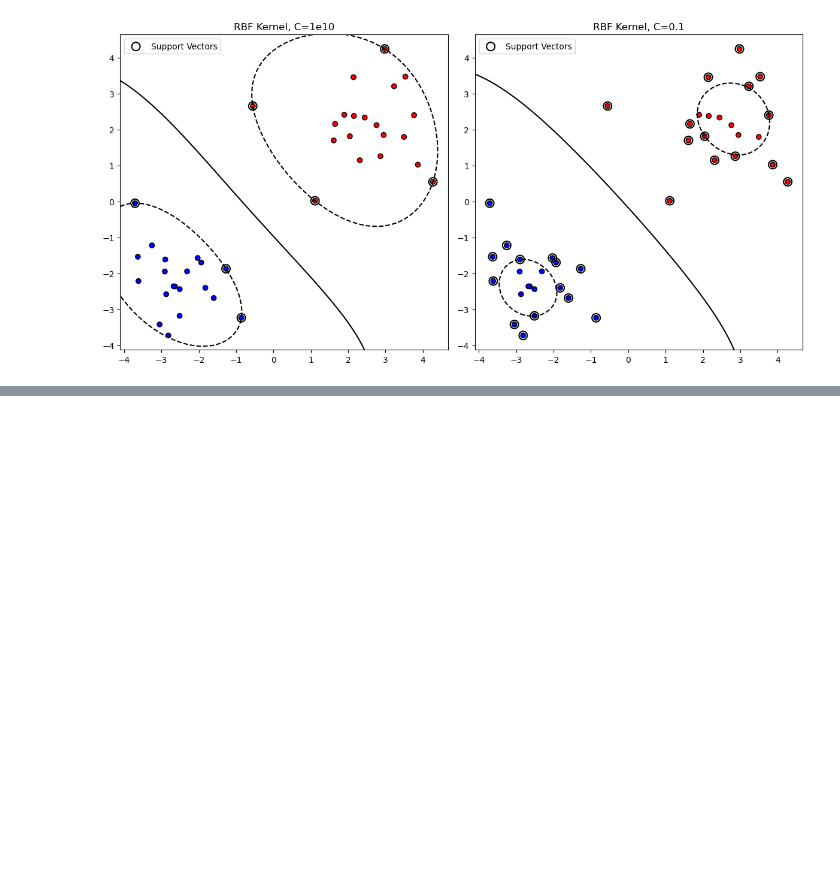
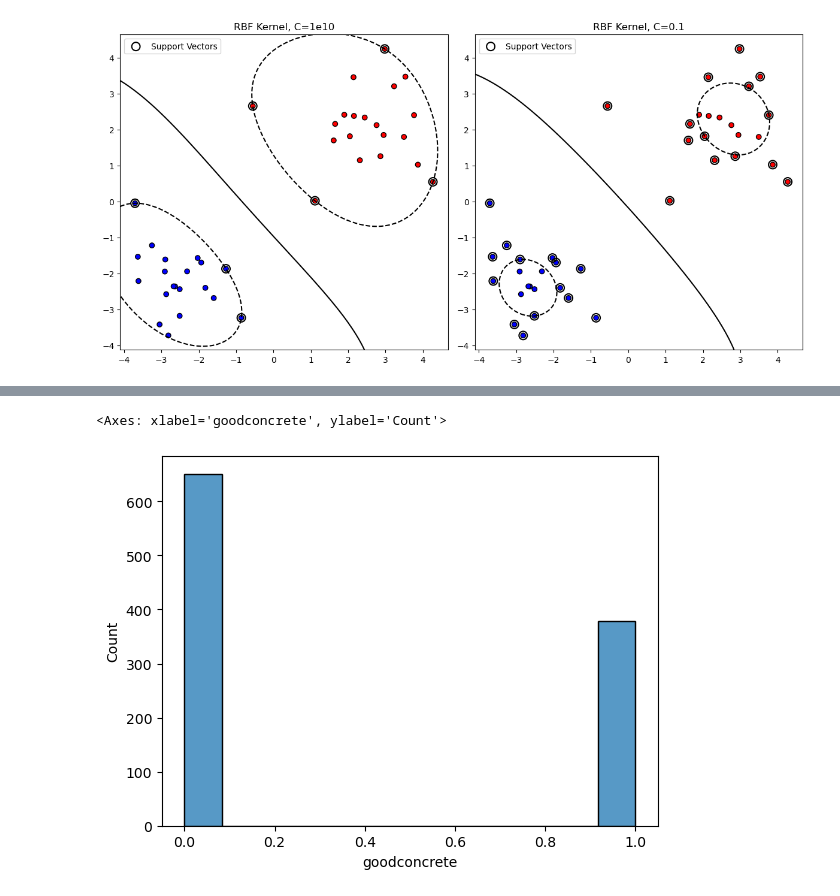
Before and after one commit to Wanwan-Laang/MSE598, a Jupyter notebook: Week4-7.ipynb, the cells around one changed output, grey strips where cells are left out. Drawn from its saved outputs; the diff is of its cells as text; code cells hidden in the pictures; blank space fills up the shorter version.

```diff
--- a/Week4-7.ipynb
+++ b/Week4-7.ipynb
@@ -822,0 +848,5 @@ plt.show()
+# %%
+df = pd.read_csv('https://github.com/maajdl/Yeh-concrete-data-sklearn/raw/master/Concrete_Data_Yeh.csv')
+df['goodconcrete']=(df.csMPa>40).astype(int)
+del df['csMPa']
+df['flyash']
@@ -822,0 +866,5 @@ plt.show()
+# %%
+sns.histplot(df['goodconcrete'])
+# %% [output]
+<Axes: xlabel='goodconcrete', ylabel='Count'>
+[figure, added]
```
Also changed, not shown: parts of 3 cells of this notebook.
